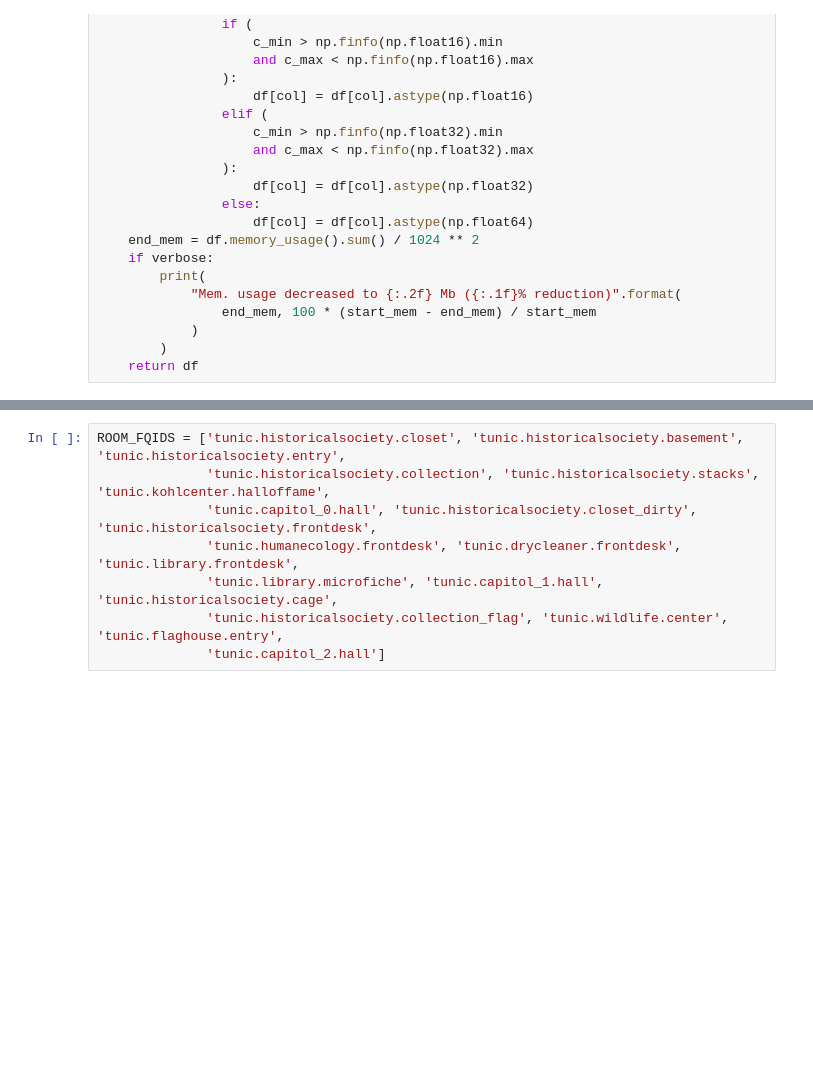
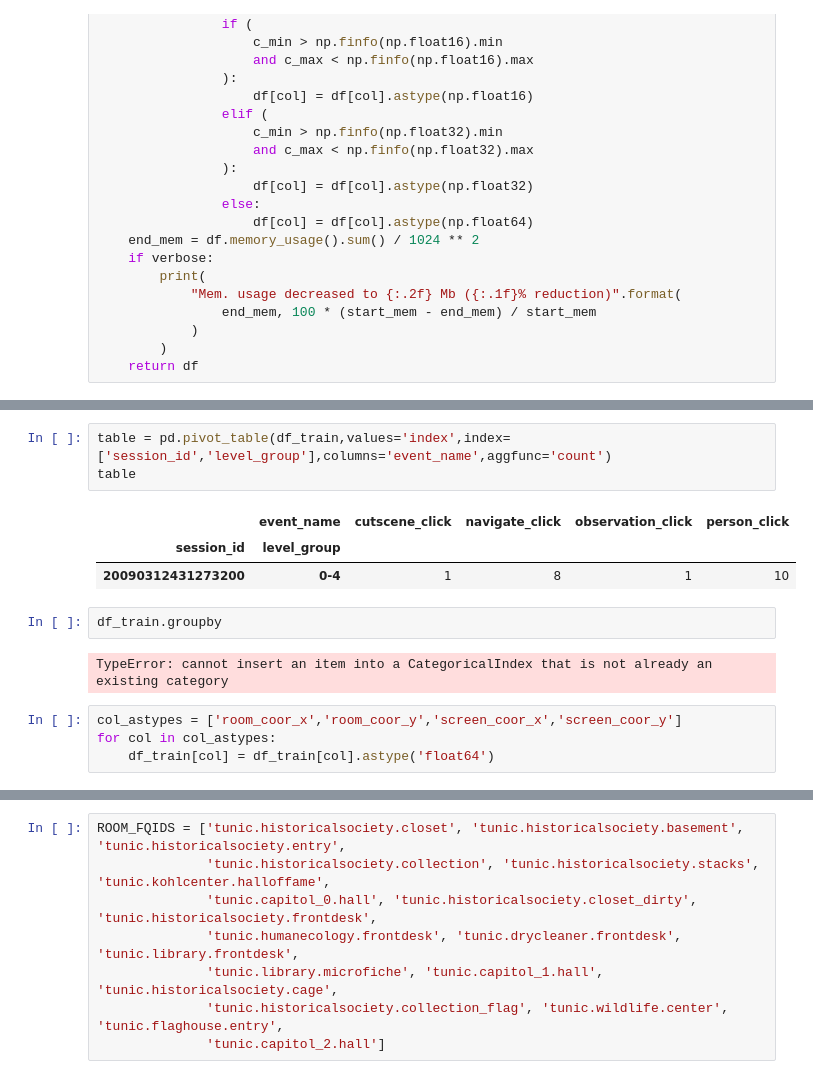
Before and after one commit to Simon-Wendy/MathematicalCompetition, a Jupyter notebook: kaggle-PredictStudentPerformancefromGamePlay/code/Untitled.ipynb, the cells around one changed output, grey strips where cells are left out. Drawn from its saved outputs; the diff is of its cells as text; blank space fills up the shorter version.

```diff
--- a/kaggle-PredictStudentPerformancefromGamePlay/code/Untitled.ipynb
+++ b/kaggle-PredictStudentPerformancefromGamePlay/code/Untitled.ipynb
@@ -91,3 +109,18 @@ drop_list
+# %%
+table = pd.pivot_table(df_train,values='index',index=['session_id','level_group'],columns='event_name',aggfunc='count')
+table
+# %% [output]
+|  | event_name | cutscene_click | navigate_click | observation_click | person_click |
+| session_id | level_group |  |  |  |  |
+| 20090312431273200 | 0-4 | 1 | 8 | 1 | 10 |
+# %%
+df_train.groupby
+# %% [output]
+TypeError: cannot insert an item into a CategoricalIndex that is not already an existing category
+# %%
+col_astypes = ['room_coor_x','room_coor_y','screen_coor_x','screen_coor_y']
+for col in col_astypes:
+    df_train[col] = df_train[col].astype('float64')
 # %%
 %%time
 labels = pd.read_csv('../dataset/train_labels.csv')
```
Also changed, not shown: parts of 15 cells of this notebook, 2 other files.
